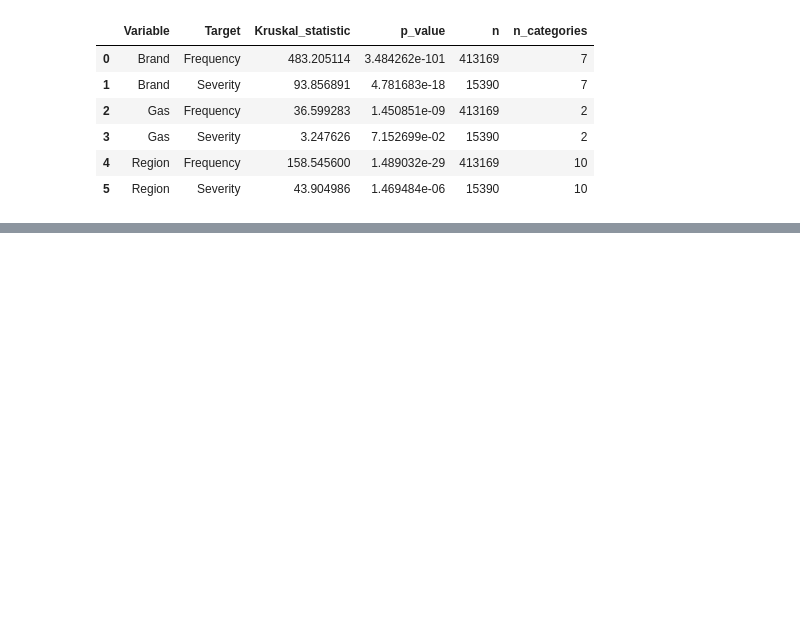
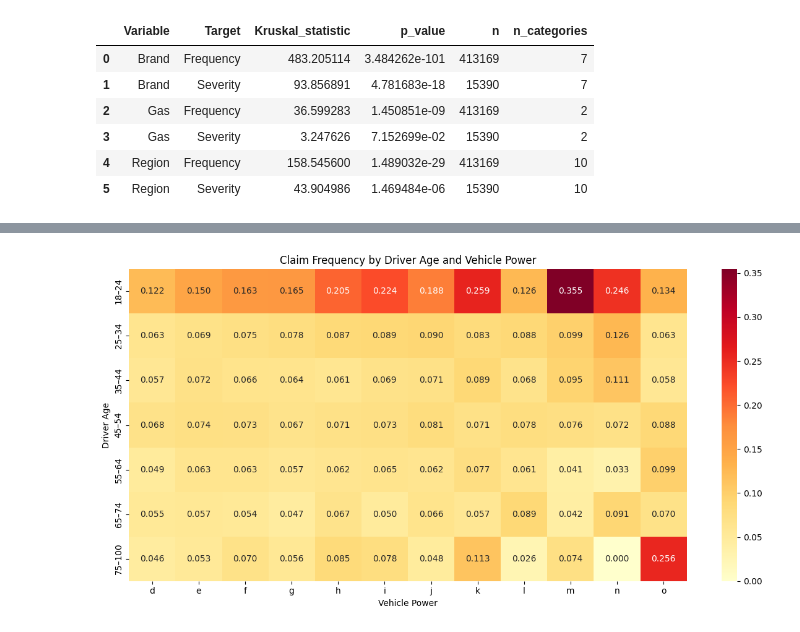
Before and after one commit to kacperskora/Licencjat_DS, a Jupyter notebook: notebooks/02_EDA.ipynb, the cells around one changed output, grey strips where cells are left out. Saved outputs shown, nothing was run; the diff lists cells and outputs as text; code cells hidden in the pictures; blank space fills up the shorter version.

```diff
--- a/notebooks/02_EDA.ipynb
+++ b/notebooks/02_EDA.ipynb
@@ -627,14 +616,14 @@ results = []
 
 for variable in numeric_variables:
     for target in ["Frequency", "Severity"]:
-        data = df_eda[[variable, target]].dropna()
+        data_corr = df_eda[[variable, target]].dropna()
 
-        if len(data) < 3 or data[variable].nunique() < 2:
+        if len(data_corr) < 3 or data_corr[variable].nunique() < 2:
             continue
 
         corr, p_value = spearmanr(
-            data[variable],
-            data[target]
+            data_corr[variable],
+            data_corr[target]
         )
 
         results.append({
@@ -642,7 +631,7 @@ for variable in numeric_variables:
             "Target": target,
             "Spearman_corr": corr,
             "p_value": p_value,
-            "n": len(data)
+            "n": len(data_corr)
         })
 
 correlation_results = pd.DataFrame(results)
@@ -670,11 +659,11 @@ results = []
 
 for variable in categorical_variables:
     for target in ["Frequency", "Severity"]:
-        data = df_eda[[variable, target]].dropna()
+        data_corr = df_eda[[variable, target]].dropna()
 
         groups = [
             group[target].to_numpy()
-            for _, group in data.groupby(variable, observed=True)
+            for _, group in data_corr.groupby(variable, observed=True)
             if len(group) > 0
         ]
 
@@ -690,7 +679,7 @@ for variable in categorical_variables:
             "Target": target,
             "Kruskal_statistic": statistic,
             "p_value": p_value,
-            "n": len(data),
+            "n": len(data_corr),
             "n_categories": len(groups)
         })
 
@@ -706,0 +757,22 @@ categorical_results
+# %%
+frequency_matrix = (
+    summary["Frequency"]
+    .unstack("Power")
+)
+
+plt.figure(figsize=(12, 6))
+
+sns.heatmap(
+    frequency_matrix,
+    annot=True,
+    fmt=".3f",
+    cmap="YlOrRd"
+)
+
+plt.title("Claim Frequency by Driver Age and Vehicle Power")
+plt.xlabel("Vehicle Power")
+plt.ylabel("Driver Age")
+plt.tight_layout()
+plt.show()
+# %% [output]
+[figure, added]
```
Also changed, not shown: parts of 8 cells of this notebook.
